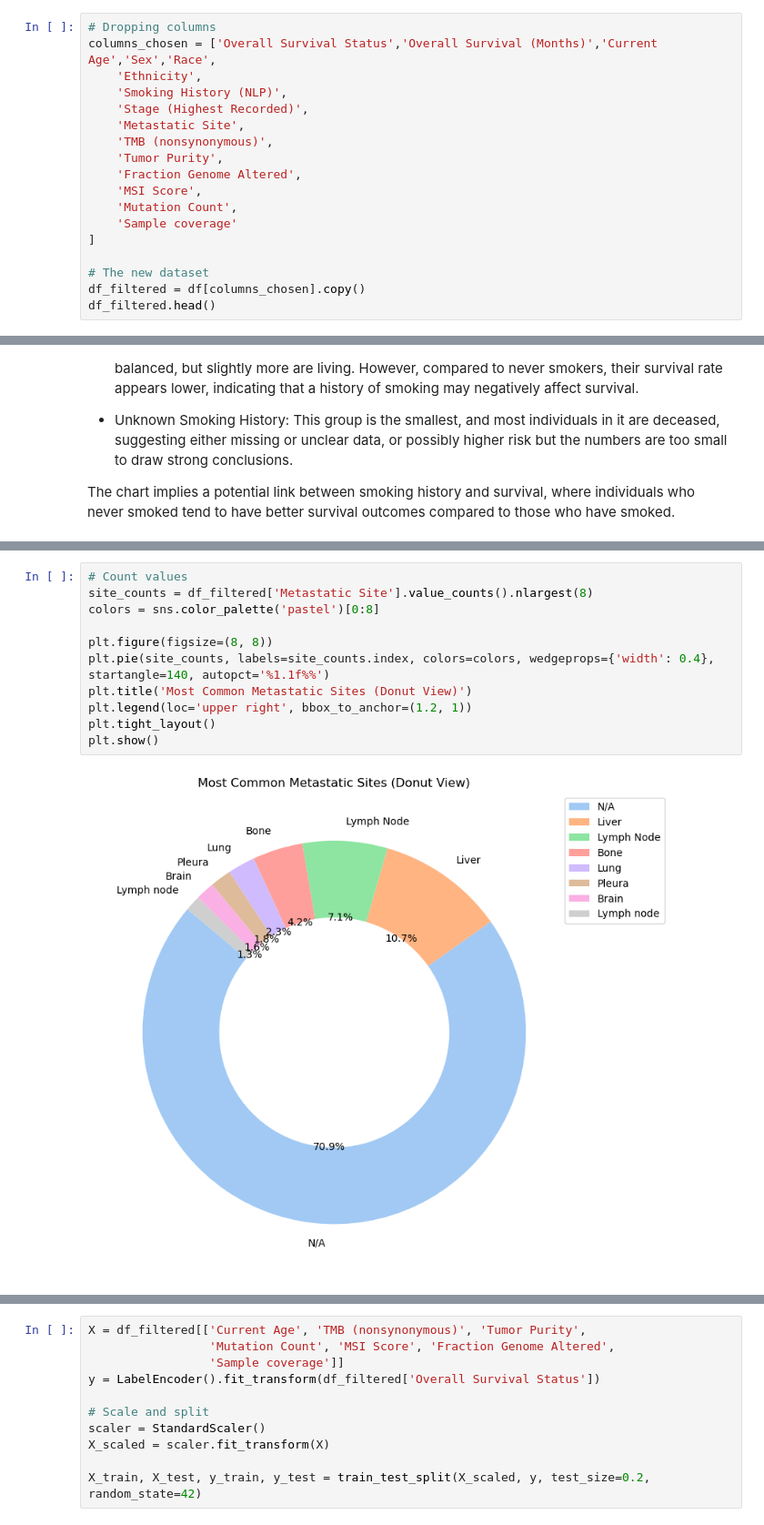
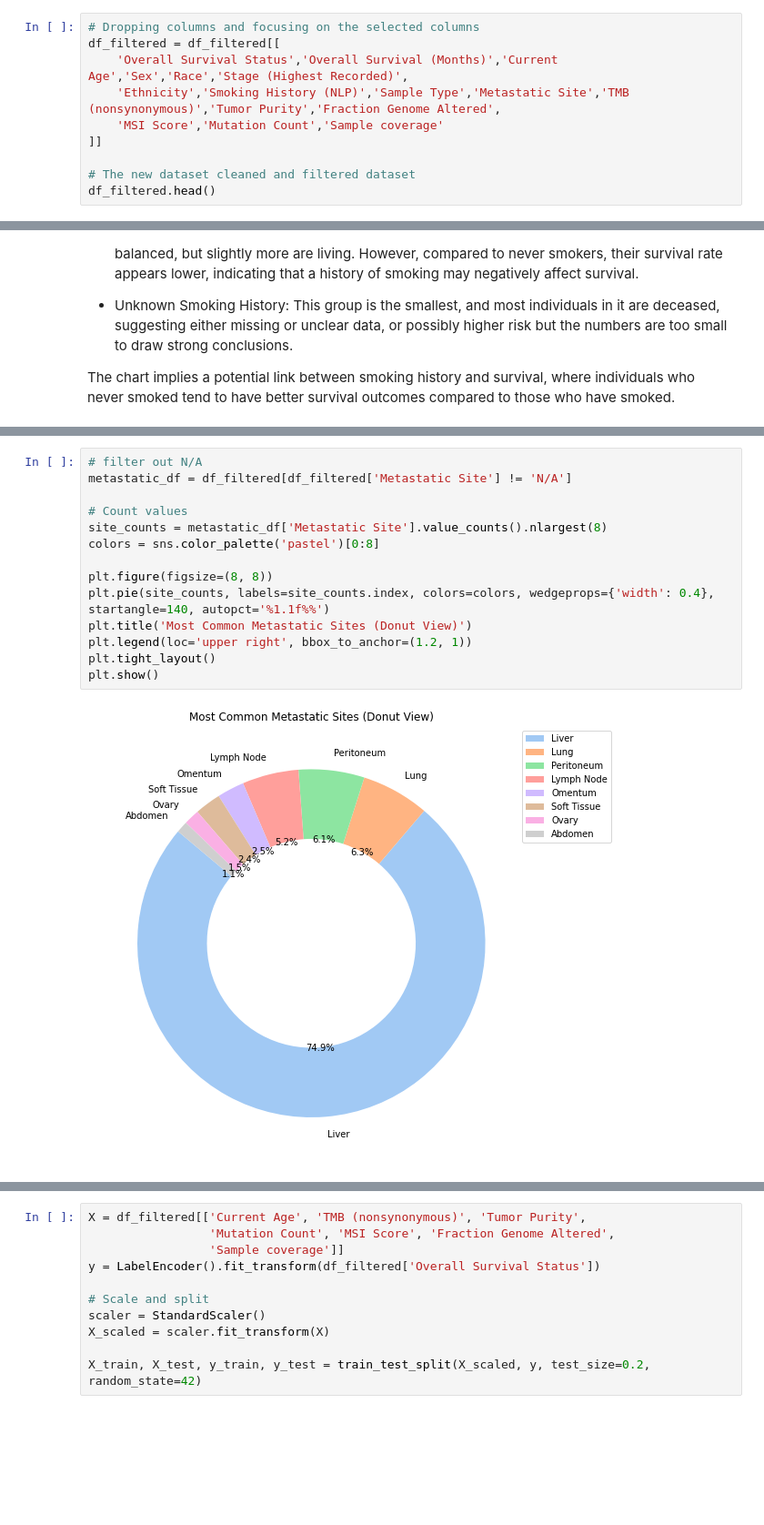
Before and after one commit to chriskarta/Pancreatic-Cancer-Survival-Prediction, a Jupyter notebook: index.ipynb, the cells around one changed output, grey strips where cells are left out. Shown: that part at 91% size. Saved outputs shown, nothing was run; the diff lists cells and outputs as text; blank space fills up the shorter version.

```diff
--- a/index.ipynb
+++ b/index.ipynb
@@ -210,21 +152,13 @@ df_filtered.shape
 # %% [markdown]
 The data set is large with 53 columns, we decided to drop certain columns to focus on what will be used for prediction and EDA. The target variable being the 'Overall Survival Status' and the rest are features.
 # %%
-# Dropping columns
-columns_chosen = ['Overall Survival Status','Overall Survival (Months)','Current Age','Sex','Race',
-    'Ethnicity',
-    'Smoking History (NLP)',
-    'Stage (Highest Recorded)',
-    'Metastatic Site',
-    'TMB (nonsynonymous)',
-    'Tumor Purity',
-    'Fraction Genome Altered',
-    'MSI Score',
-    'Mutation Count',
-    'Sample coverage'
-]
+# Dropping columns and focusing on the selected columns
+df_filtered = df_filtered[[
+    'Overall Survival Status','Overall Survival (Months)','Current Age','Sex','Race','Stage (Highest Recorded)',
+    'Ethnicity','Smoking History (NLP)','Sample Type','Metastatic Site','TMB (nonsynonymous)','Tumor Purity','Fraction Genome Altered',
+    'MSI Score','Mutation Count','Sample coverage'
+]]
 
-# The new dataset
-df_filtered = df[columns_chosen].copy()
+# The new dataset cleaned and filtered dataset
 df_filtered.head()
 # %% [output]
@@ -476,13 +413,16 @@ plt.show()
 # %%
+# filter out N/A
+metastatic_df = df_filtered[df_filtered['Metastatic Site'] != 'N/A']
+
 # Count values
-site_counts = df_filtered['Metastatic Site'].value_counts().nlargest(8)
+site_counts = metastatic_df['Metastatic Site'].value_counts().nlargest(8)
 colors = sns.color_palette('pastel')[0:8]
 
 plt.figure(figsize=(8, 8))
 plt.pie(site_counts, labels=site_counts.index, colors=colors, wedgeprops={'width': 0.4}, startangle=140, autopct='%1.1f%%')
 plt.title('Most Common Metastatic Sites (Donut View)')
 plt.legend(loc='upper right', bbox_to_anchor=(1.2, 1))
 plt.tight_layout()
 plt.show()
 # %% [output]
-[figure, old version]
+[figure, new version]
```
Also changed, not shown: parts of 71 cells of this notebook.
